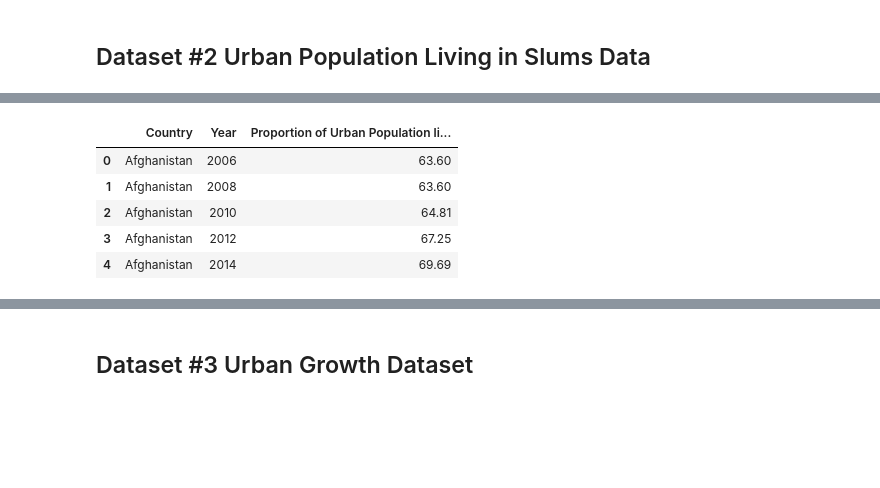
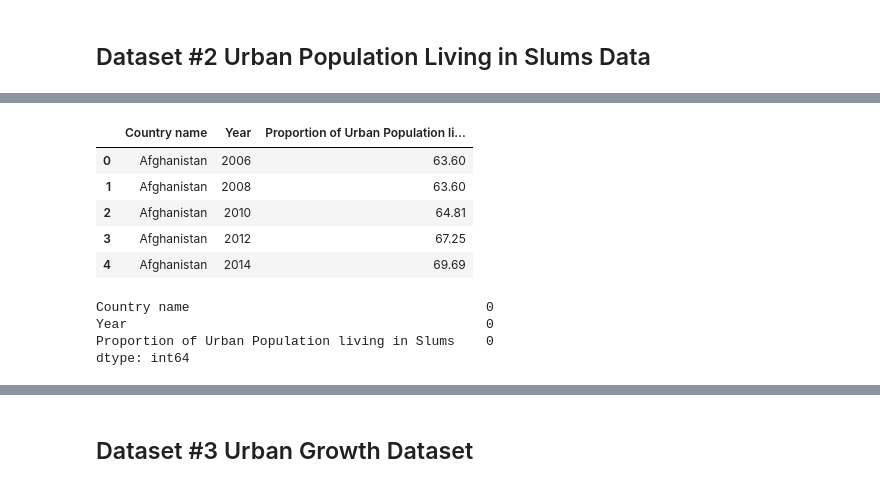
Before and after one commit to abbymcleod/Country-Happiness-Index, a Jupyter notebook: EDACheckpoint_Group010-FA24.ipynb, the cells around one changed output, grey strips where cells are left out. Saved outputs shown, nothing was run; the diff lists cells and outputs as text; code cells hidden in the pictures; blank space fills up the shorter version.

```diff
--- a/EDACheckpoint_Group010-FA24.ipynb
+++ b/EDACheckpoint_Group010-FA24.ipynb
@@ -183,2 +143,6 @@ happiness_df.describe()
 # %% [markdown]
 ## Dataset #2 Urban Population Living in Slums Data
+# %%
+#reading in data for proportion of urban population living in slums
+slums_df = pd.read_csv('datasets/share-of-urban-population-living-in-slums.csv')
+slums_df.head()
@@ -184,0 +156,9 @@ happiness_df.describe()
+# %%
+#dropping the country code as we are not using it
+slums_df = slums_df.drop(columns = ["Code"])
+
+#renaming the country column's title to 'Country name' to stay consistent with other data frames
+#making the data column name more readable
+slums_df = slums_df.rename(columns = {"Entity":"Country name", "11.1.1 - Proportion of urban population living in slums (%) - EN_LND_SLUM":"Proportion of Urban Population living in Slums"})
+
+slums_df.head()
@@ -185,20 +172,23 @@ happiness_df.describe()
 # %%
-## YOUR CODE TO LOAD/CLEAN/TIDY/WRANGLE THE DATA GOES HERE
-## FEEL FREE TO ADD MULTIPLE CELLS PER SECTION
-slums = pd.read_csv('datasets/share-of-urban-population-living-in-slums.csv')
-slums = slums.drop(columns = ["Code"])
-slums = slums.rename(columns = {"Entity":"Country", "11.1.1 - Proportion of urban population living in slums (%) - EN_LND_SLUM":"Proportion of Urban Population living in Slums"})
-slums = slums[ (slums['Country'] != 'Channel Islands') & \
-   (slums['Country'] != 'Central and Southern Asian(UN)') & (slums['Country'] != 'Eastern and South-Eastern Asia (UN)') & \
-   (slums['Country'] != 'Europe and Northern American (UN)') & (slums['Country'] != 'Latin America and the Caribbean (UN)') & \
-   (slums['Country'] != 'Least Developed Countries (LDCs)') & (slums['Country'] != 'Small Island Developing States (SIDS)') & \
-   (slums['Country'] != 'Sub-Saharan Africa (UN)') & (slums['Country'] != 'World') ]
-slums = slums.dropna()
-slums.head()
+#removing entities from the data frame that are not countries
+slums_df = slums_df[ (slums_df['Country name'] != 'Channel Islands') & \
+   (slums_df['Country name'] != 'Central and Southern Asian(UN)') & (slums_df['Country name'] != 'Eastern and South-Eastern Asia (UN)') & \
+   (slums_df['Country name'] != 'Europe and Northern American (UN)') & (slums_df['Country name'] != 'Latin America and the Caribbean (UN)') & \
+   (slums_df['Country name'] != 'Least Developed Countries (LDCs)') & (slums_df['Country name'] != 'Small Island Developing States (SIDS)') & \
+   (slums_df['Country name'] != 'Sub-Saharan Africa (UN)') & (slums_df['Country name'] != 'World') ]
+slums_df.head()
 # %% [output]
-|  | Country | Year | Proportion of Urban Population li... |
+|  | Country name | Year | Proportion of Urban Population li... |
 | 0 | Afghanistan | 2006 | 63.60 |
 | 1 | Afghanistan | 2008 | 63.60 |
 | 2 | Afghanistan | 2010 | 64.81 |
 | 3 | Afghanistan | 2012 | 67.25 |
 | 4 | Afghanistan | 2014 | 69.69 |
+# %%
+#checking for missing values
+slums_df.isna().sum()
+# %% [output]
+Country name                                      0
+Year                                              0
+Proportion of Urban Population living in Slums    0
+dtype: int64
```
Also changed, not shown: parts of 41 cells of this notebook, 1 other file.
